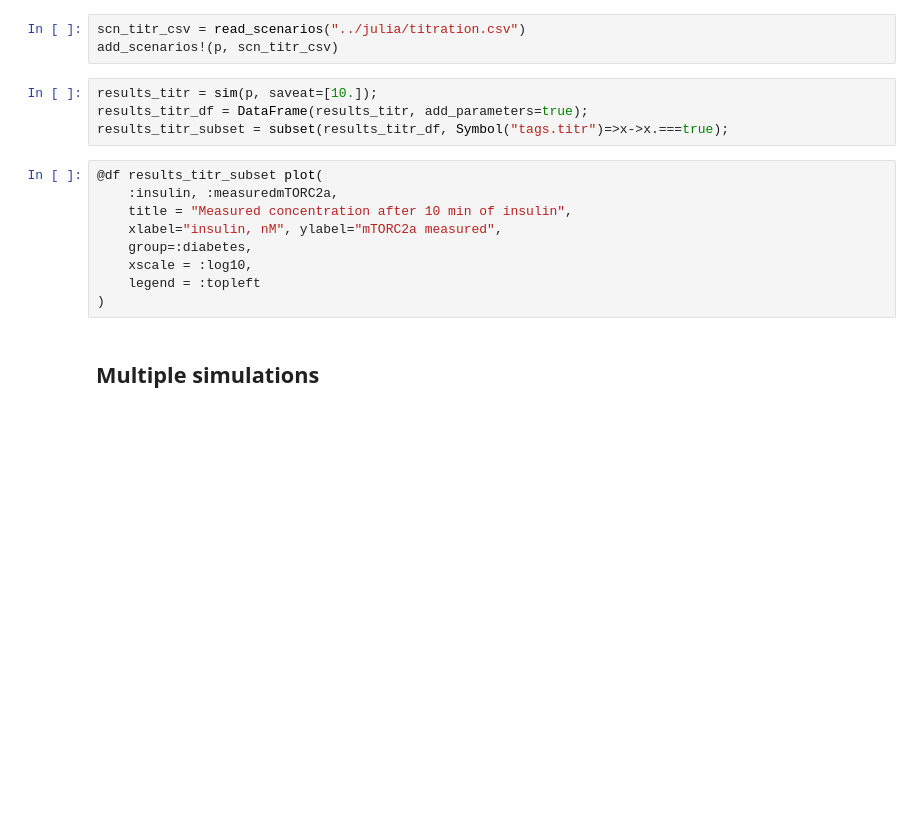
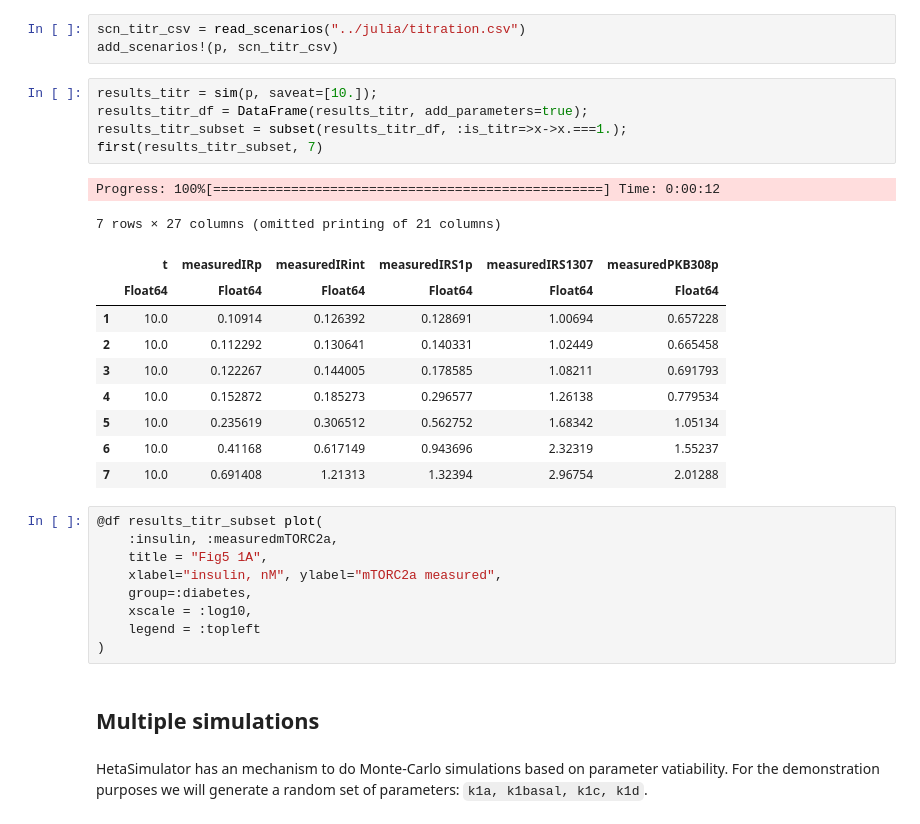
Before and after one commit to insysbio/insulin-signaling-t2d, a Jupyter notebook: julia-jupiter/notebook.ipynb, the cells around one changed output. Drawn from its saved outputs; the diff is of its cells as text; blank space fills up the shorter version.

```diff
--- a/julia-jupiter/notebook.ipynb
+++ b/julia-jupiter/notebook.ipynb
@@ -130,11 +205,24 @@ add_scenarios!(p, scn_titr_csv)
 # %%
 results_titr = sim(p, saveat=[10.]);
 results_titr_df = DataFrame(results_titr, add_parameters=true);
-results_titr_subset = subset(results_titr_df, Symbol("tags.titr")=>x->x.===true);
+results_titr_subset = subset(results_titr_df, :is_titr=>x->x.===1.);
+first(results_titr_subset, 7)
+# %% [output]
+Progress: 100%[==================================================] Time: 0:00:12
+7 rows × 27 columns (omitted printing of 21 columns)
+|  | t | measuredIRp | measuredIRint | measuredIRS1p | measuredIRS1307 | measuredPKB308p |
+|  | Float64 | Float64 | Float64 | Float64 | Float64 | Float64 |
+| 1 | 10.0 | 0.10914 | 0.126392 | 0.128691 | 1.00694 | 0.657228 |
+| 2 | 10.0 | 0.112292 | 0.130641 | 0.140331 | 1.02449 | 0.665458 |
+| 3 | 10.0 | 0.122267 | 0.144005 | 0.178585 | 1.08211 | 0.691793 |
+| 4 | 10.0 | 0.152872 | 0.185273 | 0.296577 | 1.26138 | 0.779534 |
+| 5 | 10.0 | 0.235619 | 0.306512 | 0.562752 | 1.68342 | 1.05134 |
+| 6 | 10.0 | 0.41168 | 0.617149 | 0.943696 | 2.32319 | 1.55237 |
+| 7 | 10.0 | 0.691408 | 1.21313 | 1.32394 | 2.96754 | 2.01288 |
 # %%
 @df results_titr_subset plot(
     :insulin, :measuredmTORC2a,
-    title = "Measured concentration after 10 min of insulin",
+    title = "Fig5 1A",
     xlabel="insulin, nM", ylabel="mTORC2a measured",
     group=:diabetes,
     xscale = :log10,
@@ -142,3 +230,5 @@ results_titr_subset = subset(results_titr_df, Symbol("tags.titr")=>x->x.===true)
 )
 # %% [markdown]
 ## Multiple simulations
+# %% [markdown]
+HetaSimulator has an mechanism to do Monte-Carlo simulations based on parameter vatiability. For the demonstration purposes we will generate a random set of parameters: `k1a, k1basal, k1c, k1d`.
```
Also changed, not shown: parts of 21 cells of this notebook.
